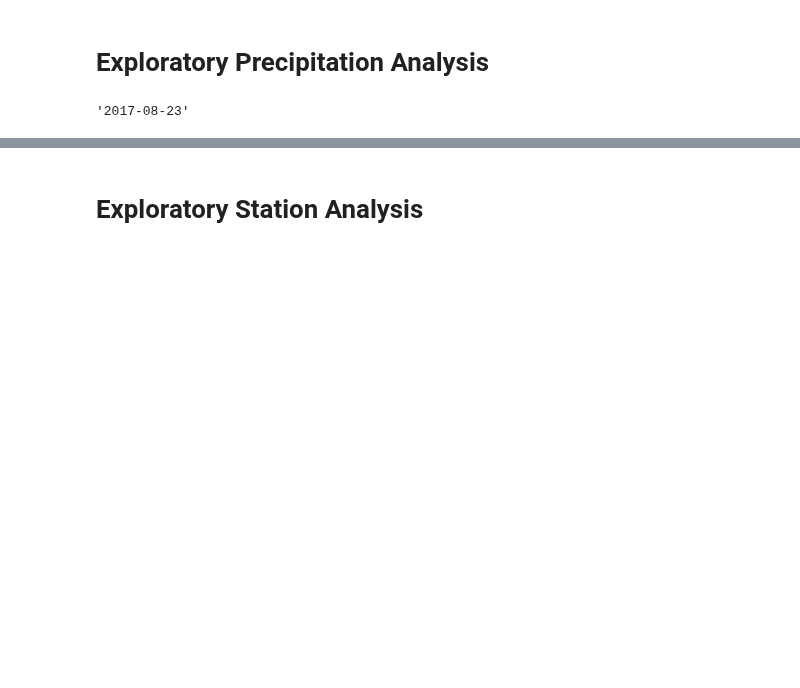
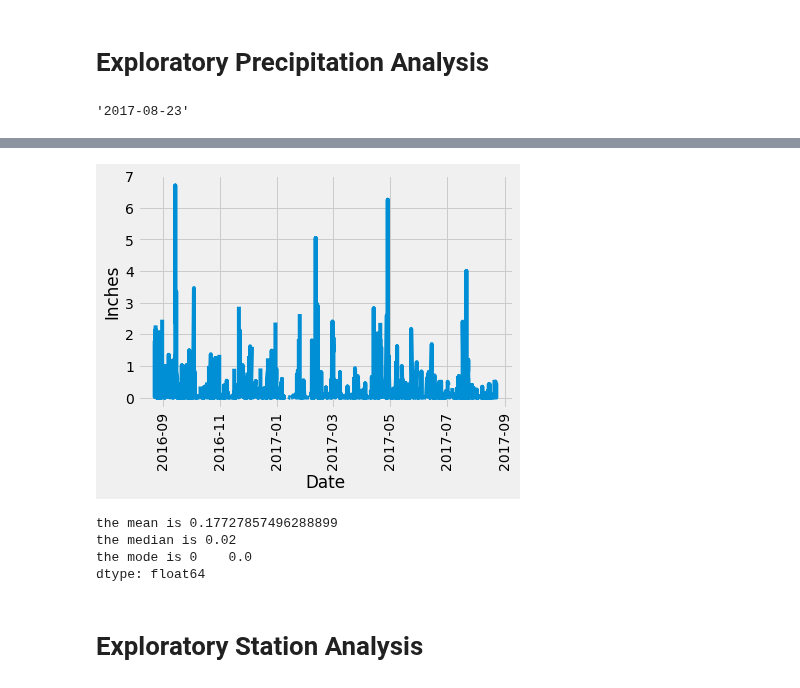
Before and after one commit to Annnnnng/sqlalchemy-challenge, a Jupyter notebook: climate_starter.ipynb, the cells around one changed output, grey strips where cells are left out. Cells and saved outputs as stored; diff of their text form; code cells hidden in the pictures; blank space fills up the shorter version.

```diff
--- a/climate_starter.ipynb
+++ b/climate_starter.ipynb
@@ -104,7 +106,22 @@ plt.show()
 # %%
 # Use Pandas Plotting with Matplotlib to plot the data
+plt.plot(result["Date"], result["Prcp"])
+plt.xticks(rotation=90)
+plt.xlabel("Date")
+plt.ylabel("Inches")
+plt.show()
+# %% [output]
+[figure, added]
 # %%
 # Use Pandas to calcualte the summary statistics for the precipitation data
+print(f"the mean is {result['Prcp'].mean()}")
+print(f"the median is {result['Prcp'].median()}")
+print(f"the mode is {result['Prcp'].mode()}")
+# %% [output]
+the mean is 0.17727857496288899
+the median is 0.02
+the mode is 0    0.0
+dtype: float64
 # %% [markdown]
 # Exploratory Station Analysis
 # %%
```
Also changed, not shown: parts of 4 cells of this notebook.
